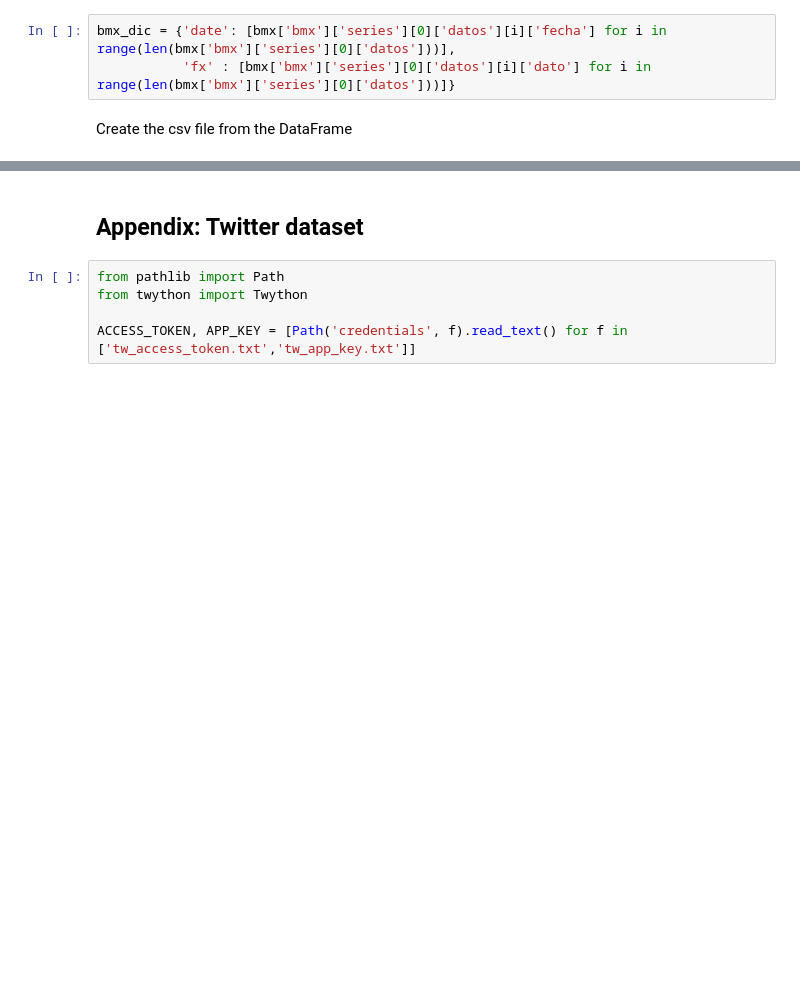
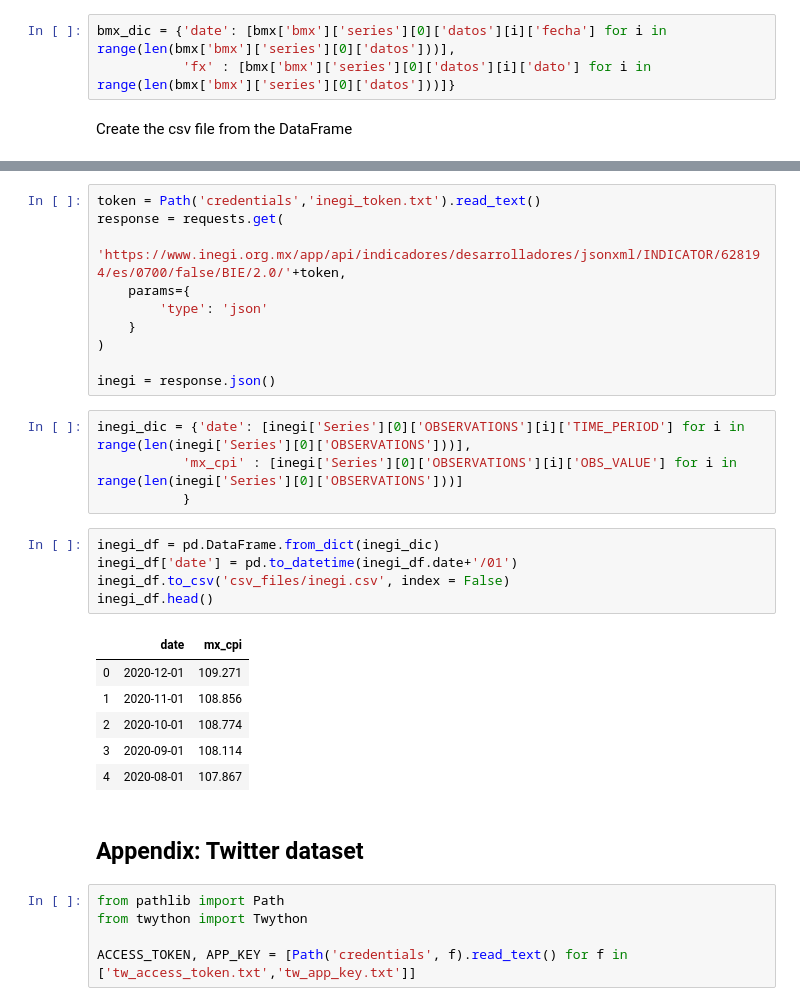
Before and after one commit to fabianm92/news-exchange-rate, a Jupyter notebook: create_datasets_from_apis.ipynb, the cells around one changed output, grey strips where cells are left out. Drawn from its saved outputs; the diff is of its cells as text; blank space fills up the shorter version.

Commit message:
added snippets that request and parse cpi time series for US and MX for calculating real exchange rate

```diff
--- a/create_datasets_from_apis.ipynb
+++ b/create_datasets_from_apis.ipynb
@@ -175,3 +206,29 @@ bmx_df.head()
+# %%
+token = Path('credentials','inegi_token.txt').read_text()
+response = requests.get(
+    'https://www.inegi.org.mx/app/api/indicadores/desarrolladores/jsonxml/INDICATOR/628194/es/0700/false/BIE/2.0/'+token,
+    params={
+        'type': 'json'
+    }
+)
+
+inegi = response.json()
+# %%
+inegi_dic = {'date': [inegi['Series'][0]['OBSERVATIONS'][i]['TIME_PERIOD'] for i in range(len(inegi['Series'][0]['OBSERVATIONS']))],
+           'mx_cpi' : [inegi['Series'][0]['OBSERVATIONS'][i]['OBS_VALUE'] for i in range(len(inegi['Series'][0]['OBSERVATIONS']))]
+           }
+# %%
+inegi_df = pd.DataFrame.from_dict(inegi_dic)
+inegi_df['date'] = pd.to_datetime(inegi_df.date+'/01')
+inegi_df.to_csv('csv_files/inegi.csv', index = False)
+inegi_df.head()
+# %% [output]
+|  | date | mx_cpi |
+| 0 | 2020-12-01 | 109.271 |
+| 1 | 2020-11-01 | 108.856 |
+| 2 | 2020-10-01 | 108.774 |
+| 3 | 2020-09-01 | 108.114 |
+| 4 | 2020-08-01 | 107.867 |
 # %% [markdown]
 ## Appendix: Twitter dataset
 # %%
```
Also changed, not shown: parts of 7 cells of this notebook.
